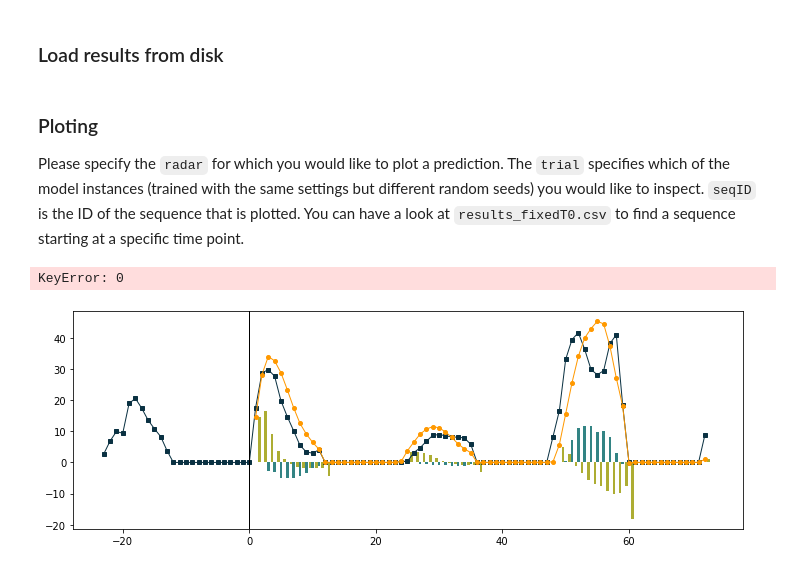
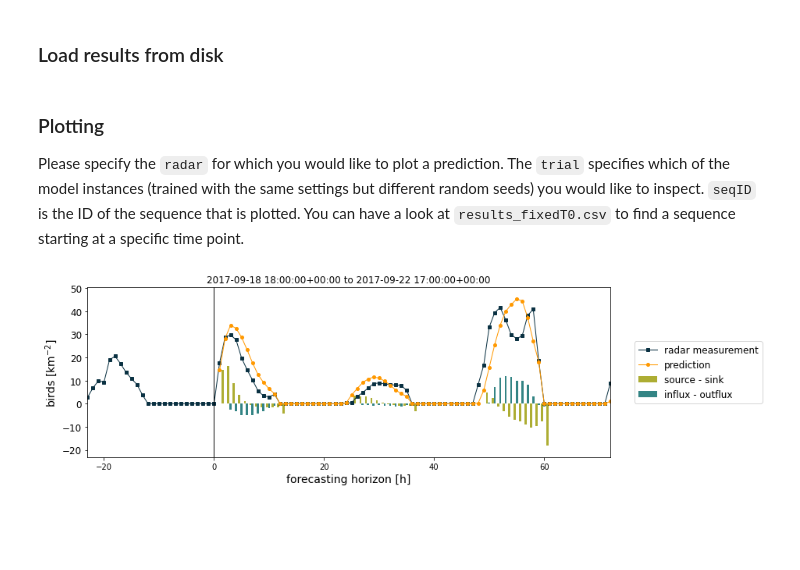
Before and after one commit to FionaLippert/FluxRGNN, a Jupyter notebook: notebooks/inspect_results.ipynb, the cells around one changed output. Saved outputs shown, nothing was run; the diff lists cells and outputs as text; code cells hidden in the pictures; blank space fills up the shorter version.

```diff
--- a/notebooks/inspect_results.ipynb
+++ b/notebooks/inspect_results.ipynb
@@ -72,7 +72,7 @@ for t in range(1, config['task']['repeats']+1):
 
 results = pd.concat(results)
 # %% [markdown]
-### Ploting
+### Plotting
 Please specify the `radar` for which you would like to plot a prediction.
 The `trial` specifies which of the model instances (trained with the same settings but different random seeds) you would like to inspect. `seqID` is the ID of the sequence that is plotted. You can have a look at `results_fixedT0.csv` to find a sequence starting at a specific time point.
 # %%
@@ -82,33 +82,32 @@ seqID = 13
 # %%
 df = results.query(f'radar == "{radar}" & seqID == {seqID} & trial == {trial}').copy()
 
 fig, ax = plt.subplots(figsize=(12, 4))
 
 ax.plot(df.horizon.values, df.gt_km2.values, marker='s', ms=4, linewidth=1,
            color='#0a3142', label='radar measurement')
 ax.plot(df.horizon.values, df.prediction_km2.values, marker='o', ms=4, linewidth=1,
            color='#ff9900', label='prediction')
 ax.axvline(0, lw=1, color='k')
 
 if model == 'FluxRGNN':
     df['source_sink'] = df.apply(lambda row: row.source_km2 - row.sink_km2, axis=1)
     df['net_flux'] = df.apply(lambda row: row.influx_km2 - row.outflux_km2, axis=1)
 
     maxy = max(df['gt_km2'].max(), df['prediction_km2'].max()) + 5
     miny = min(df['source_sink'].min(), df['net_flux'].min()) - 5
 
     xrange = np.arange(df.horizon.min(), df.horizon.max()+1)
     ax.bar(xrange+0.6, df.source_sink.values, width=0.4, alpha=0.8,
               label='source - sink', color='#999900', edgecolor=None)
     ax.bar(xrange+1, -df.net_flux.values, width=0.4, alpha=0.8,
               label='influx - outflux', color='#006666')
 
-ax.set_title(f'{df.datetime[0]} -- {df.datetime[-1]}')
+ax.set_title(f'{df.datetime.values[0]} to {df.datetime.values[-1]}')
 ax.set_ylabel(r'birds [km$^{-2}$]', fontsize=14)
-ax.set_xlabel('forecasting horizon [h]')
+ax.set_xlabel('forecasting horizon [h]', fontsize=14)
 ax.set(ylim=(miny, maxy), xlim=(xrange[0], xrange[-1]))
 ax.tick_params(axis='y', which='major', labelsize=12)
 ax.legend(loc='center right', fontsize=12, bbox_to_anchor=(1.3, 0.5));
 # %% [output]
-KeyError: 0
-[figure, old version]
+[figure, new version]
```
Also changed, not shown: parts of 1 cell of this notebook.
